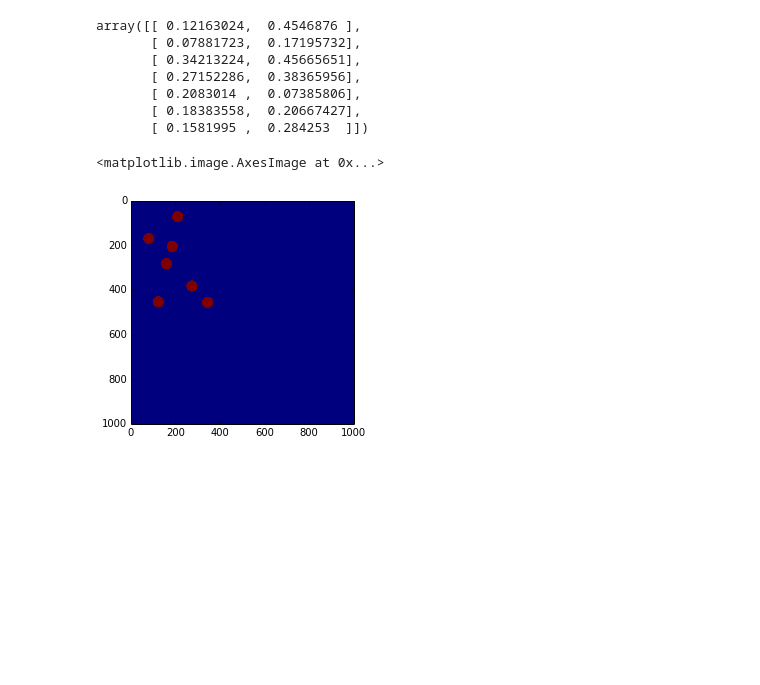
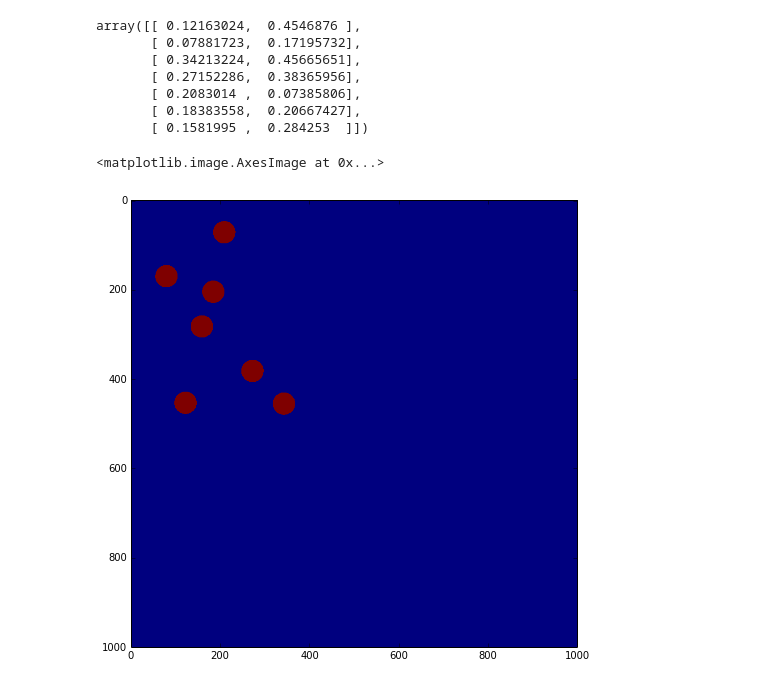
Before and after one commit to gitj/notebooks, a Jupyter notebook: 2014-04-01-FFT2-of-dust-specs.ipynb, the cells around one changed output. Drawn from its saved outputs; the diff is of its cells as text; code cells hidden in the pictures; blank space fills up the shorter version.

```diff
--- a/2014-04-01-FFT2-of-dust-specs.ipynb
+++ b/2014-04-01-FFT2-of-dust-specs.ipynb
@@ -28,8 +29,9 @@ Z[msk] = 1
-# %%
-imshow(Z)
-# %% [output]
-<matplotlib.image.AxesImage at 0x...>
-[figure, removed]
+# %%
+figure(figsize=(8,8))
+imshow(Z)
+# %% [output]
+<matplotlib.image.AxesImage at 0x...>
+[figure, added]
 # %%
 Zf = np.abs(np.fft.fftshift(np.fft.fft2(Z)))
 # %%
```
Also changed, not shown: parts of 2 cells of this notebook.
